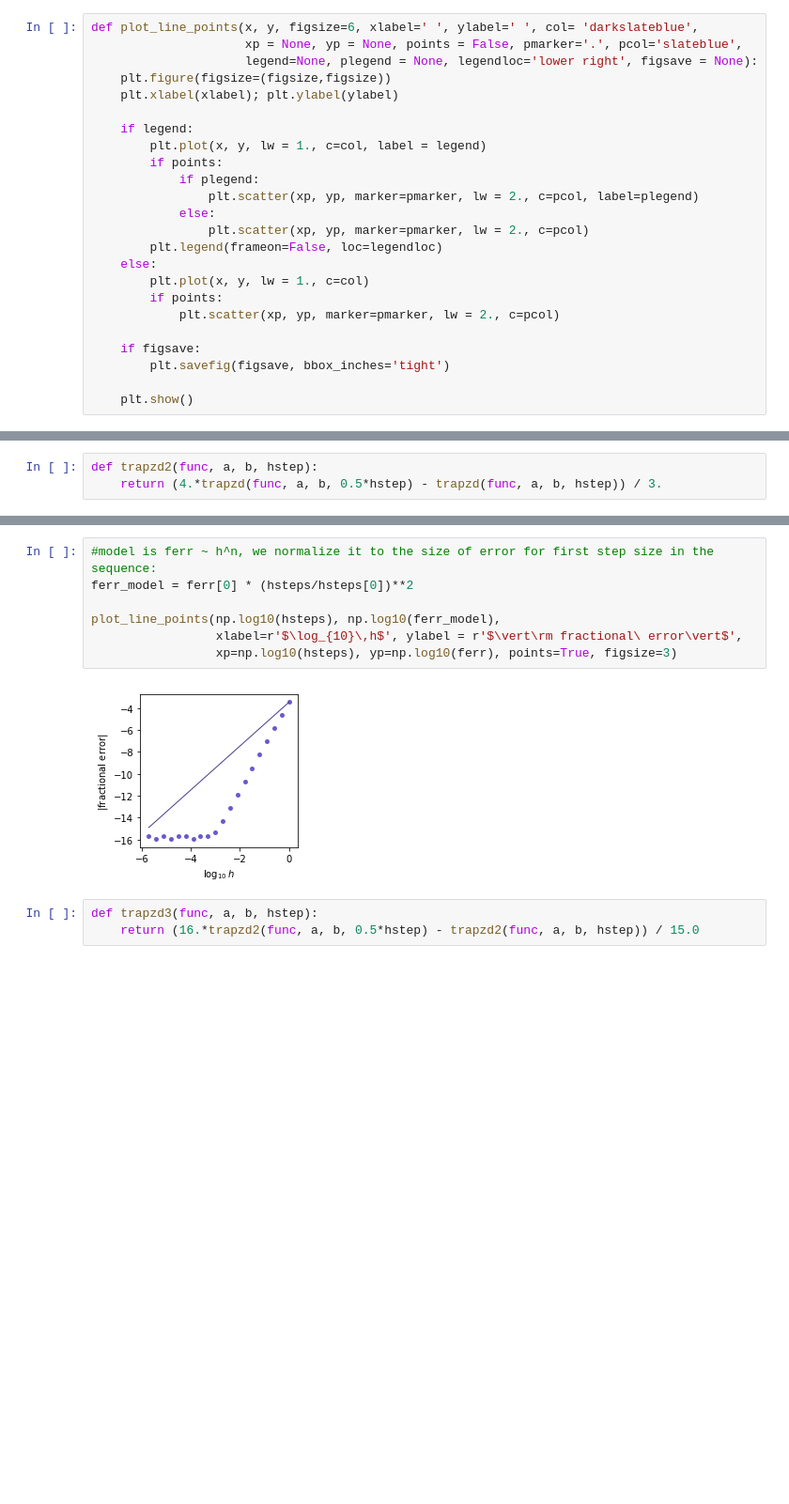
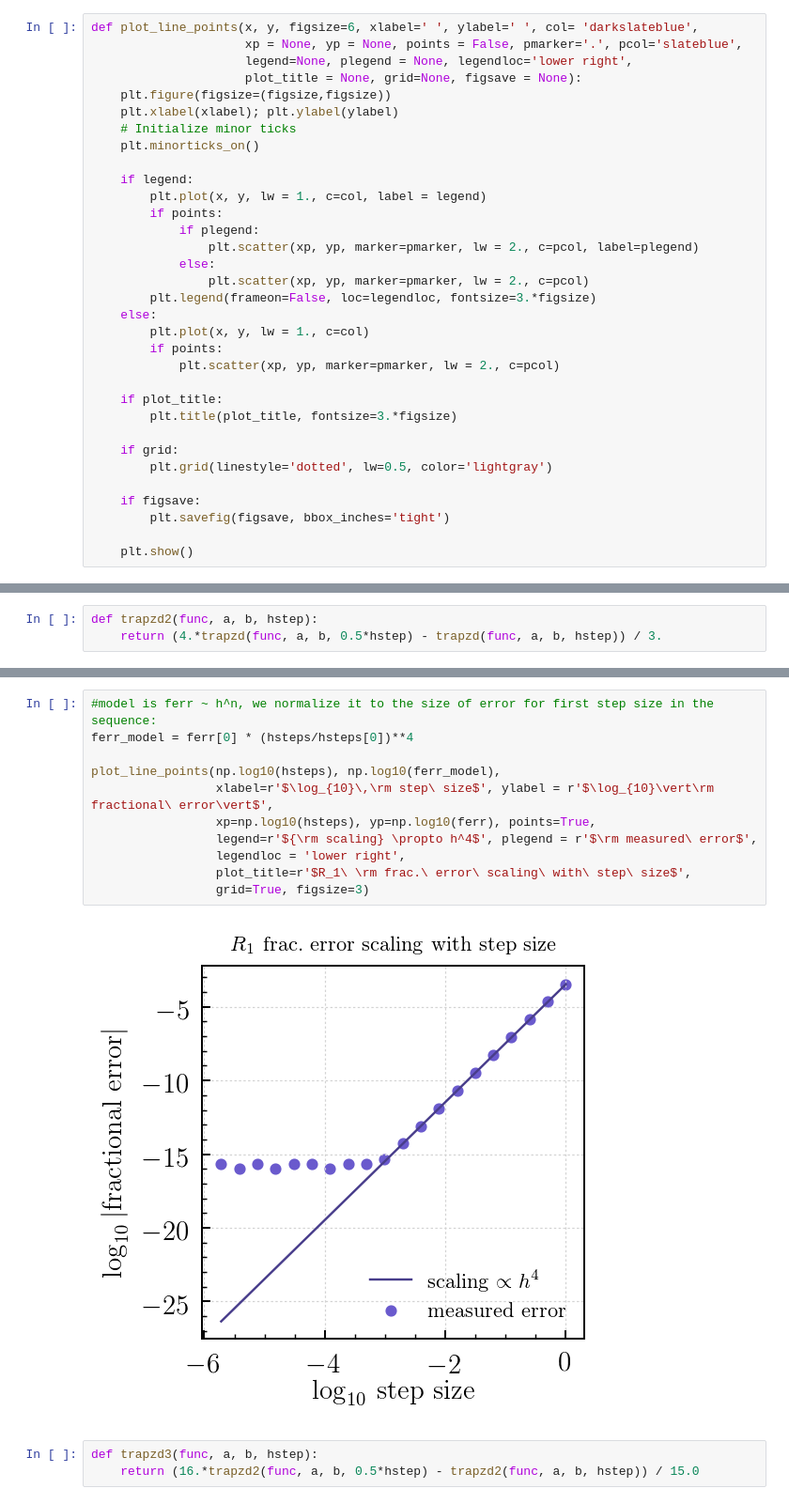
Before and after one commit to a-kravtsov/a211w20, a Jupyter notebook: 02_integration_approximation.ipynb, the cells around one changed output, grey strips where cells are left out. Shown at 94% size. Saved outputs shown, nothing was run; the diff lists cells and outputs as text; blank space fills up the shorter version.

```diff
--- a/02_integration_approximation.ipynb
+++ b/02_integration_approximation.ipynb
@@ -109,9 +120,12 @@ Another helper routine for generic plots that include a line and (optionally) a
 # %%
 def plot_line_points(x, y, figsize=6, xlabel=' ', ylabel=' ', col= 'darkslateblue',
                      xp = None, yp = None, points = False, pmarker='.', pcol='slateblue',
-                     legend=None, plegend = None, legendloc='lower right', figsave = None):
+                     legend=None, plegend = None, legendloc='lower right',
+                     plot_title = None, grid=None, figsave = None):
     plt.figure(figsize=(figsize,figsize))
     plt.xlabel(xlabel); plt.ylabel(ylabel)
+    # Initialize minor ticks
+    plt.minorticks_on()
 
     if legend:
         plt.plot(x, y, lw = 1., c=col, label = legend)
@@ -120,12 +134,18 @@ def plot_line_points(x, y, figsize=6, xlabel=' ', ylabel=' ', col= 'darkslateblu
                 plt.scatter(xp, yp, marker=pmarker, lw = 2., c=pcol, label=plegend)
             else:
                 plt.scatter(xp, yp, marker=pmarker, lw = 2., c=pcol)
-        plt.legend(frameon=False, loc=legendloc)
+        plt.legend(frameon=False, loc=legendloc, fontsize=3.*figsize)
     else:
         plt.plot(x, y, lw = 1., c=col)
         if points:
             plt.scatter(xp, yp, marker=pmarker, lw = 2., c=pcol)
 
+    if plot_title:
+        plt.title(plot_title, fontsize=3.*figsize)
+
+    if grid:
+        plt.grid(linestyle='dotted', lw=0.5, color='lightgray')
+
     if figsave:
         plt.savefig(figsave, bbox_inches='tight')
 
@@ -262,12 +292,16 @@ ferr = np.abs(trint/fexact - 1.)
 # %%
 #model is ferr ~ h^n, we normalize it to the size of error for first step size in the sequence:
-ferr_model = ferr[0] * (hsteps/hsteps[0])**2
+ferr_model = ferr[0] * (hsteps/hsteps[0])**4
 
 plot_line_points(np.log10(hsteps), np.log10(ferr_model),
-                 xlabel=r'$\log_{10}\,h$', ylabel = r'$\vert\rm fractional\ error\vert$',
-                 xp=np.log10(hsteps), yp=np.log10(ferr), points=True, figsize=3)
+                 xlabel=r'$\log_{10}\,\rm step\ size$', ylabel = r'$\log_{10}\vert\rm fractional\ error\vert$',
+                 xp=np.log10(hsteps), yp=np.log10(ferr), points=True,
+                 legend=r'${\rm scaling} \propto h^4$', plegend = r'$\rm measured\ error$',
+                 legendloc = 'lower right',
+                 plot_title=r'$R_1\ \rm frac.\ error\ scaling\ with\ step\ size$',
+                 grid=True, figsize=3)
 # %% [output]
-[figure, old version]
+[figure, new version]
 # %%
 def trapzd3(func, a, b, hstep):
     return (16.*trapzd2(func, a, b, 0.5*hstep) - trapzd2(func, a, b, hstep)) / 15.0
```
Also changed, not shown: parts of 32 cells of this notebook, 1 other file.
